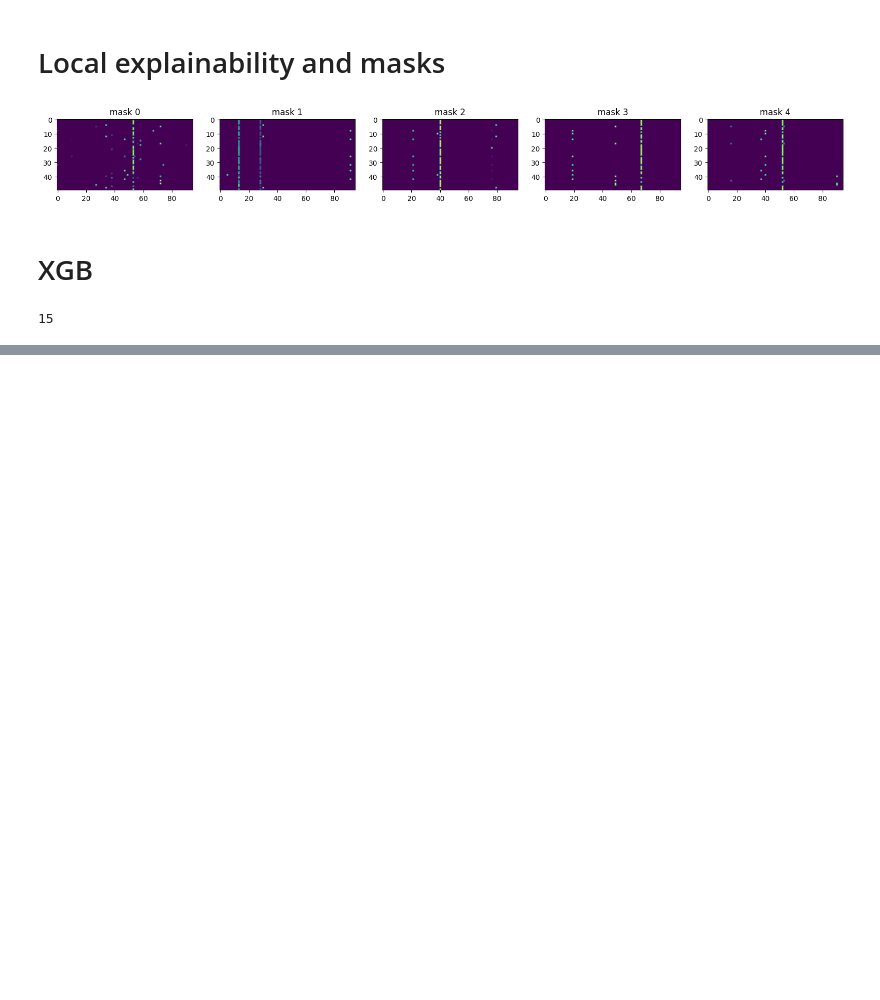
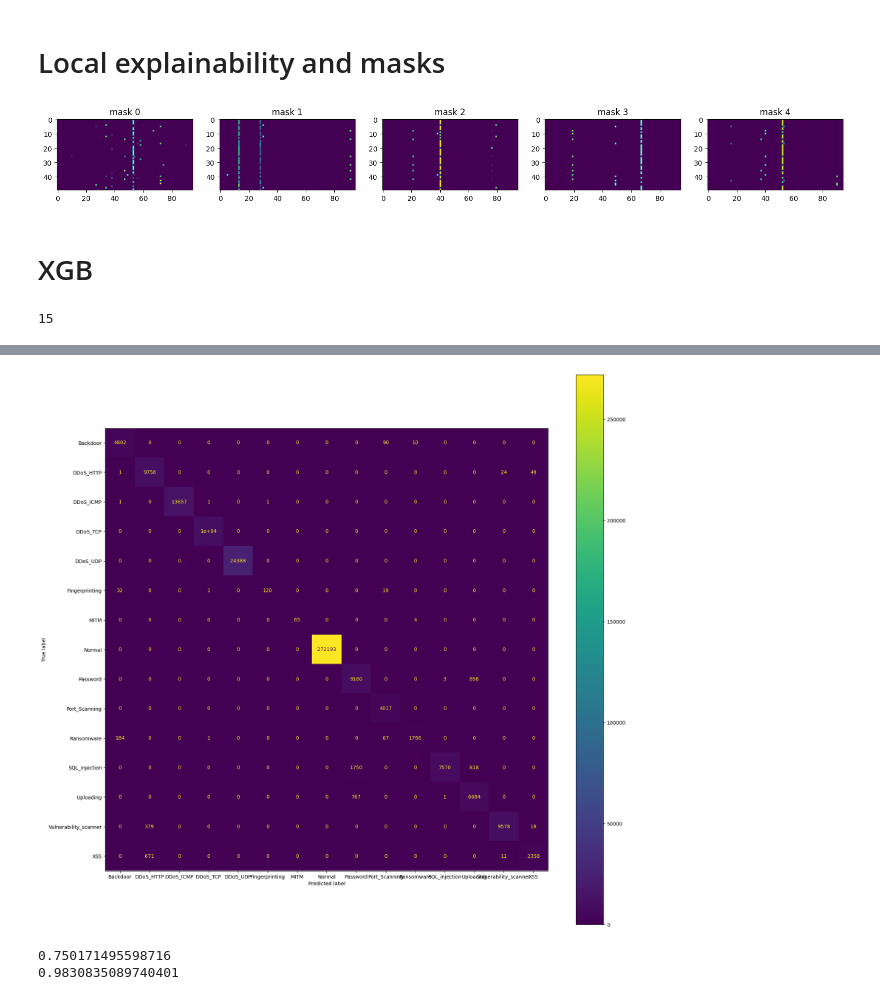
Before and after one commit to Melicias/INOVMineral, a Jupyter notebook: EdgeIIot_tabnet_multi_oneGo.ipynb, the cells around one changed output, grey strips where cells are left out. Drawn from its saved outputs; the diff is of its cells as text; code cells hidden in the pictures; blank space fills up the shorter version.

```diff
--- a/EdgeIIot_tabnet_multi_oneGo.ipynb
+++ b/EdgeIIot_tabnet_multi_oneGo.ipynb
@@ -328,0 +307,23 @@ Error:
+# %%
+from sklearn import metrics
+original_labels_list = le.classes_
+fig,ax = plt.subplots(figsize=(20, 20))
+confusion_matrix = metrics.confusion_matrix(y_test, preds_test)
+cm_display = metrics.ConfusionMatrixDisplay(confusion_matrix = confusion_matrix,display_labels= original_labels_list)
+cm_display.plot(ax=ax)
+plt.savefig("confusion_matrixOneGo.png")
+plt.show()
+# %% [output]
+[figure, added]
+# %%
+clf_xgb.load_model('./XGBClassifierSeparated.json')
+preds_valid = np.array(clf_xgb.predict(X_valid))
+valid_acc = accuracy_score(y_pred=preds_valid, y_true=y_valid)
+print(valid_acc)
+
+preds_test = np.array(clf_xgb.predict(X_test))
+test_acc = accuracy_score(y_pred=preds_test, y_true=y_test)
+print(test_acc)
+# %% [output]
+0.750171495598716
+0.9830835089740401
```
Also changed, not shown: parts of 7 cells of this notebook, 15 other files.
